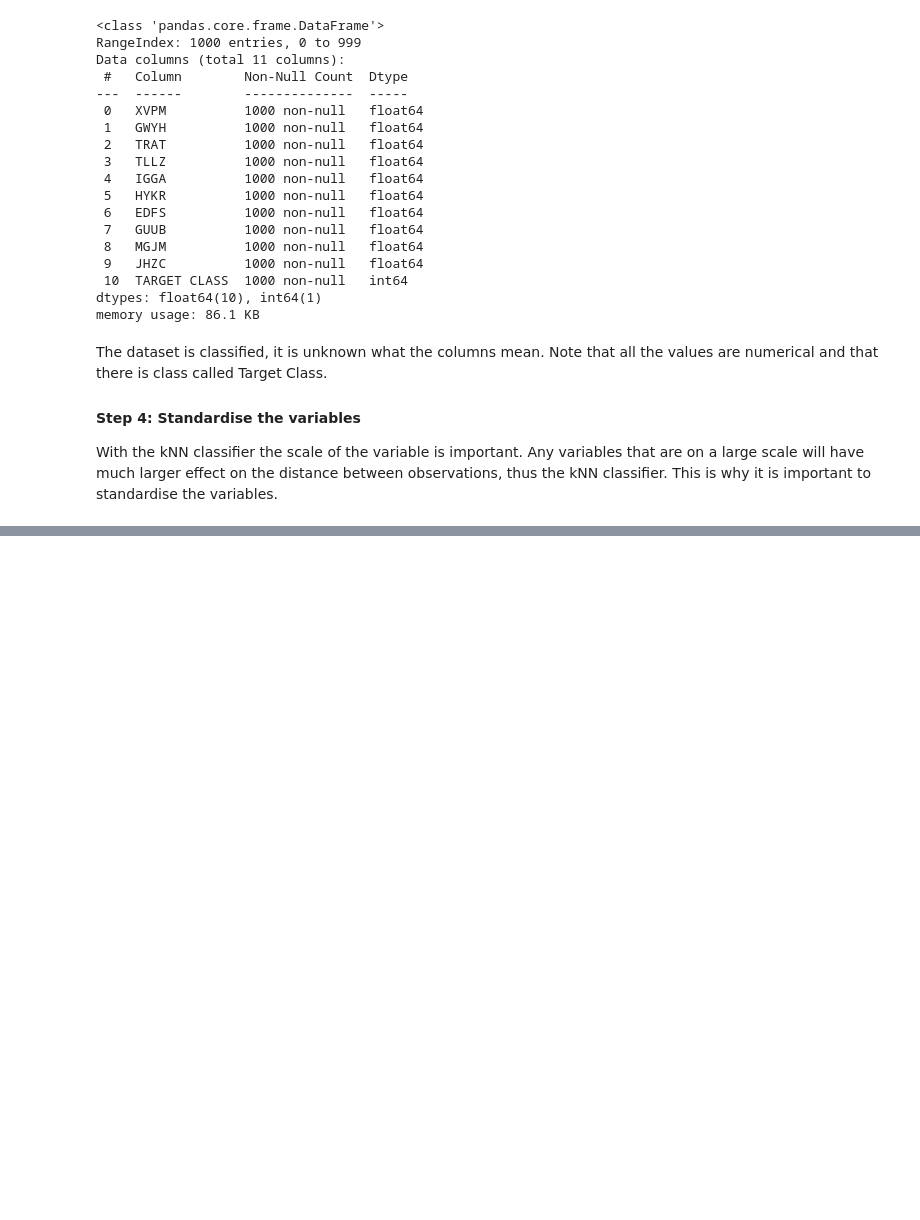
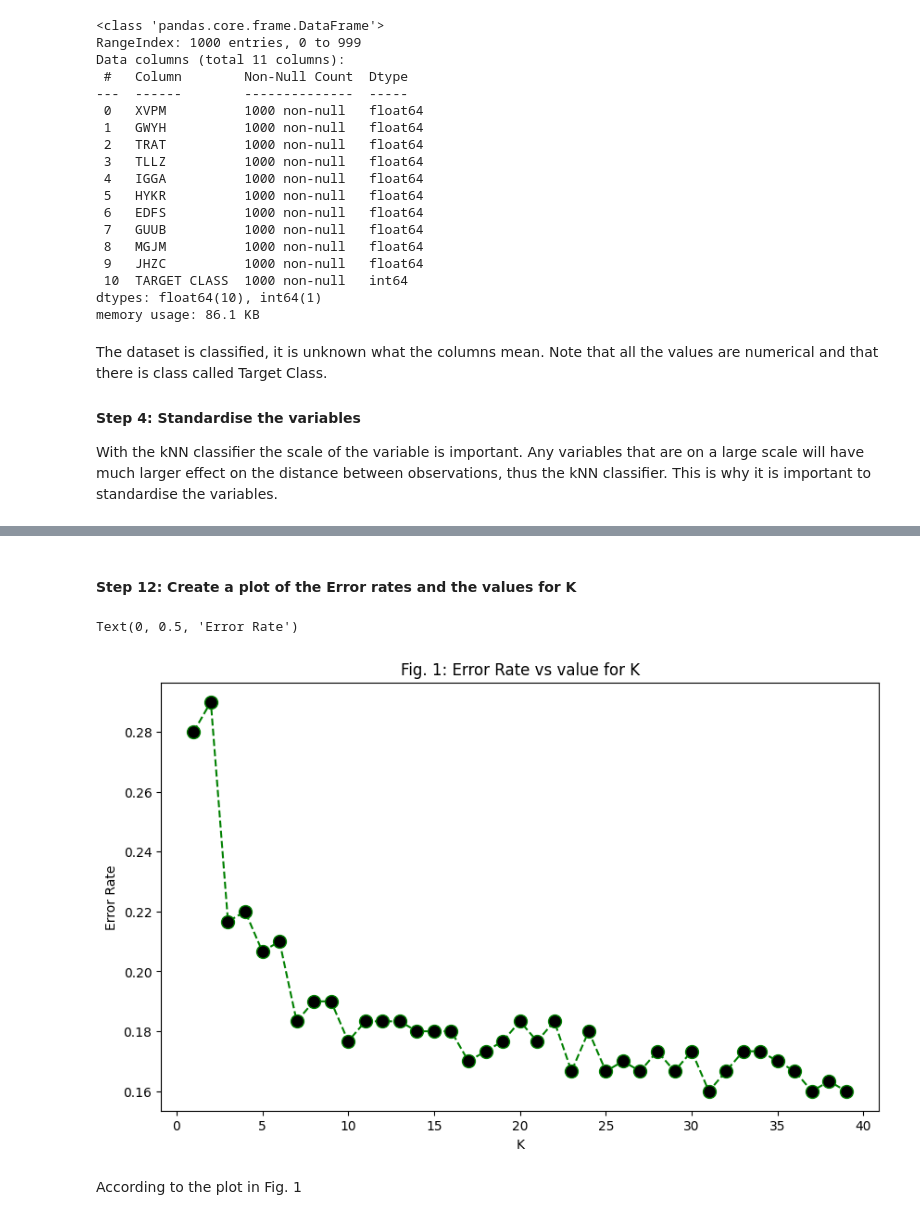
Before and after one commit to lostconnectionhere/machinelearning, a Jupyter notebook: kNN/classified_kNN.ipynb, the cells around one changed output, grey strips where cells are left out. Drawn from its saved outputs; the diff is of its cells as text; code cells hidden in the pictures; blank space fills up the shorter version.

```diff
--- a/kNN/classified_kNN.ipynb
+++ b/kNN/classified_kNN.ipynb
@@ -53,0 +98,5 @@ With the kNN classifier the scale of the variable is important. Any variables th
+# %%
+X = df_scaled
+y = df['TARGET CLASS']
+
+X_train, X_test, y_train, y_test = train_test_split(X, y, test_size=0.3, random_state=101)
@@ -53,0 +109,2 @@ With the kNN classifier the scale of the variable is important. Any variables th
+# %%
+kNN = KNeighborsClassifier(n_neighbors=1)
@@ -53,0 +113,2 @@ With the kNN classifier the scale of the variable is important. Any variables th
+# %%
+kNN.fit(X_train, y_train)
@@ -53,0 +170,24 @@ With the kNN classifier the scale of the variable is important. Any variables th
+# %%
+error_rate = []
+
+for i in range(1,40):
+    kNN = KNeighborsClassifier(n_neighbors=i)
+    kNN.fit(X_train, y_train)
+    predictions_i = kNN.predict(X_test)
+    error_rate.append(np.mean(predictions_i != y_test))
+# %% [markdown]
+#### Step 12: Create a plot of the Error rates and the values for K
+# %%
+from matplotlib.lines import lineStyles
+
+
+plt.figure(figsize=(10,6))
+plt.plot(range(1,40), error_rate, color='green', linestyle='dashed', marker='o', markerfacecolor='black', markersize=10)
+plt.title('Fig. 1: Error Rate vs value for K')
+plt.xlabel('K')
+plt.ylabel('Error Rate')
+# %% [output]
+Text(0, 0.5, 'Error Rate')
+[figure, added]
+# %% [markdown]
+According to the plot in Fig. 1
```
Also changed, not shown: parts of 19 cells of this notebook.
